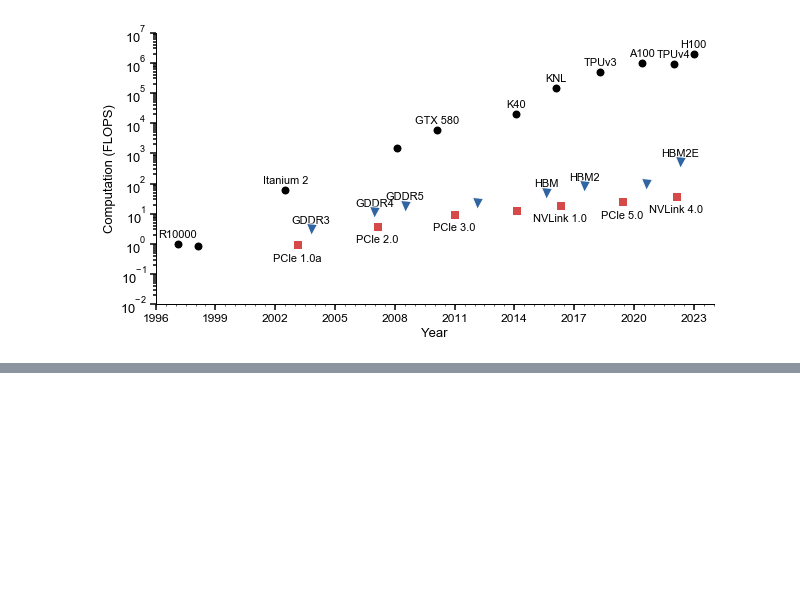
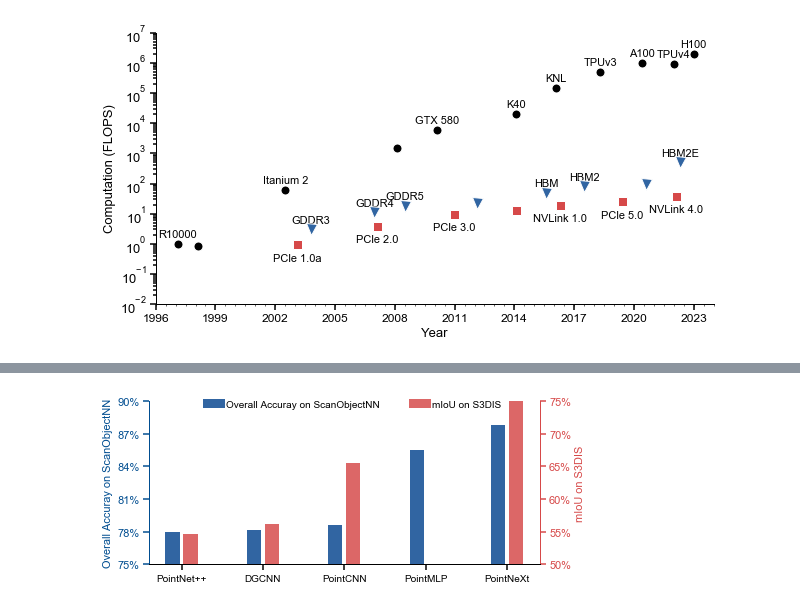
Before and after one commit to changchun-zhou/sagitta_fig, a Jupyter notebook: PhDThesis/scripts/PhDThesis.ipynb, the cells around one changed output, grey strips where cells are left out. Saved outputs shown, nothing was run; the diff lists cells and outputs as text; code cells hidden in the pictures; blank space fills up the shorter version.

```diff
--- a/PhDThesis/scripts/PhDThesis.ipynb
+++ b/PhDThesis/scripts/PhDThesis.ipynb
@@ -229,0 +594,81 @@ cls_plt_fig('').func_plt_fig(
+# %%
+# Stage Enhance
+# Technique Effect
+
+import numpy as np
+import pandas as pd
+import matplotlib.pyplot as plt
+import sys
+sys.path.append('../../Nebula/scripts/')
+from cls_plt_fig import cls_plt_fig
+
+fig_name ='../generate/PointNeXtvsOther.svg'
+Stages = ['PointNet++','DGCNN','PointCNN', 'PointMLP', 'PointNeXt']
+Speedup = [[
+0.779,
+0.781,
+0.785,
+0.854,
+0.877
+]]
+NEE = [[
+    0.545,
+    0.561,
+    0.654,
+    0.40,
+    0.749]]
+
+x_value = np.arange(len(Stages))
+
+figsize=(7,3)
+
+bar_width = 0.15
+xticks = Stages
+legend_loc = (0.13, 0.93)
+
+y_value = [Speedup, NEE]
+y_label = ['Overall Accuray on ScanObjectNN', 'mIoU on S3DIS']
+y_fig_type = [['bar'], ['bar']]
+y_legend = [['Overall Accuray on ScanObjectNN'], ['mIoU on S3DIS']]
+legend_ncol = 2
+y_color=[[(49/255, 101/255, 162/255), (97/255, 169/255, 218/255)], [(220/255, 103/255, 103/255),(1,1,1)]]
+len_yticks = [5, 5]
+y_yticks_max = [0.9, 0.75]
+
+print(y_value)
+
+cls_plt_fig('').func_plt_fig(
+    fig_name=fig_name,
+    x_value=x_value,
+    y_label = y_label,
+    y_value = y_value,
+    y_fig_type = y_fig_type,
+    y_legend = y_legend,
+    y_color = y_color,
+    y_axis_color = [(0/255, 77/255, 144/255), (214/255, 73/255, 73/255)],
+    y_yticks_max=y_yticks_max,
+    y_yticks_min=[0.75, 0.5],
+    y_edgecolor = [[(49/255, 101/255, 162/255), (97/255, 169/255, 218/255)],[(220/255, 103/255, 103/255)]],
+    y_facecolor = [[(49/255, 101/255, 162/255), (97/255, 169/255, 218/255)],[(220/255, 103/255, 103/255)]],
+    y_hatch = [[None, None],[None, None]],
+    y_linestyle=[['-' for i in range(np.shape(y_value)[1])] for j in range(np.shape(y_value)[0])],
+    y_marker = [[],['s','*']],
+    len_yticks=len_yticks,
+    xticks= xticks,
+    legend_loc =legend_loc,
+    legend_columnspacing = 3,
+    figsize=figsize,
+    font_size = 10,
+    plt_text = False,
+    plt_text_first = False,
+    plt_text_format = '%d',
+    legend_ncol=legend_ncol,
+    labelrotation = 0,
+    bar_width = bar_width,
+    linewidth= 2,
+    bar_gap_width = 0.07,
+    border_width = 0.4,
+    ylim_min = 0.5,
+    PercentFormatter=[True, True]
+)
+# %% [output]
@@ -229,0 +680 @@ cls_plt_fig('').func_plt_fig(
+[figure, added]
```
Also changed, not shown: parts of 3 cells of this notebook.
